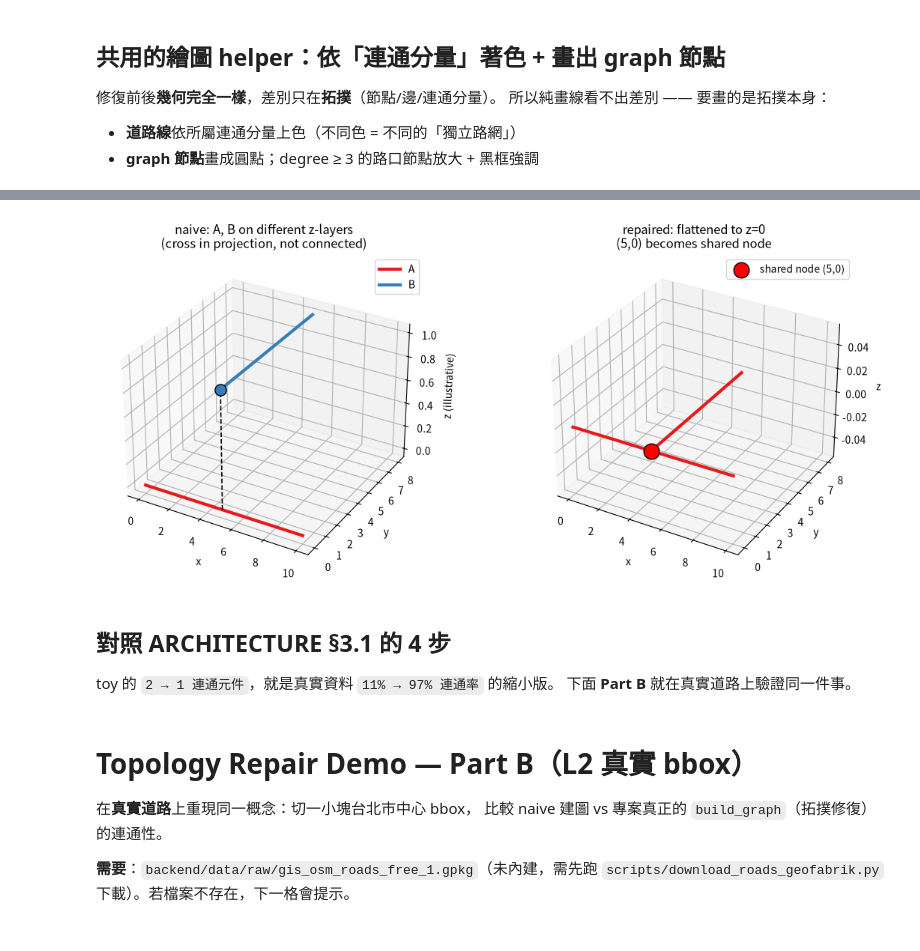
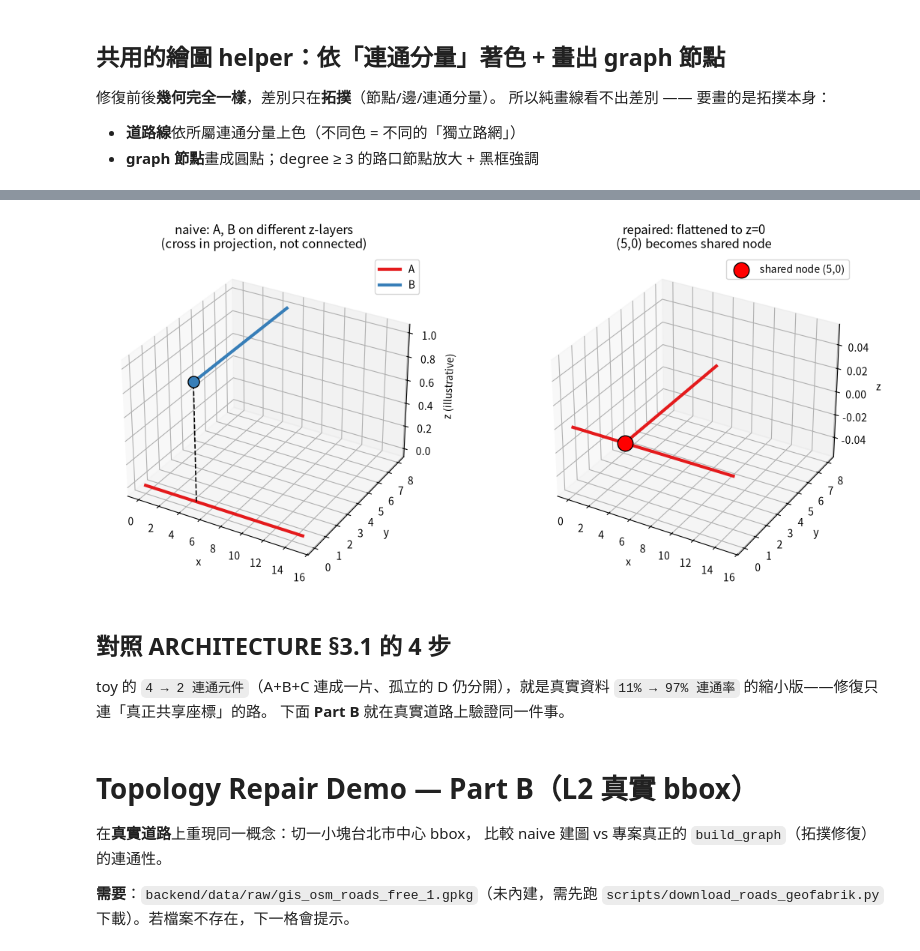
Before and after one commit to su0853/bike-risk-route-app, a Jupyter notebook: notebooks/topology_repair_demo.ipynb, the cells around one changed output, grey strips where cells are left out. Saved outputs shown, nothing was run; the diff lists cells and outputs as text; code cells hidden in the pictures.

```diff
--- a/notebooks/topology_repair_demo.ipynb
+++ b/notebooks/topology_repair_demo.ipynb
@@ -27,10 +27,16 @@ import networkx as nx
 from collections import defaultdict
 from shapely.geometry import LineString
 
-# road A 東西向：(5,0) 是它的『中間點』；road B 南北向：(5,0) 是它的『端點』
+# 場景（4 條路）：
+#   A 水平，含兩個中間交會點 (5,0)、(10,0)
+#   B 垂直，端點接到 A 的第一個中間點 (5,0)
+#   C 垂直，端點接到 A 的第二個中間點 (10,0)
+#   D 完全孤立，不與任何路共用座標
 roads = {
-    "A": LineString([(0, 0), (5, 0), (10, 0)]),
+    "A": LineString([(0, 0), (5, 0), (10, 0), (15, 0)]),
     "B": LineString([(5, 0), (5, 8)]),
+    "C": LineString([(10, 0), (10, 8)]),
+    "D": LineString([(12, 5), (14, 8)]),
 }
 roads
 # %% [output]
@@ -136,36 +146,40 @@ repaired 連通元件數: 1
 # %%
 from mpl_toolkits.mplot3d import Axes3D  # noqa: F401  註冊 3d projection
+
+# 3D 概念圖只取「A × B 單一交叉」示意，避免 4 條路同框太雜
+demo = {"A": roads["A"], "B": roads["B"]}
+zmap = {"A": 0, "B": 1}
 
 fig = plt.figure(figsize=(12, 5))
 
 # 左：naive，A/B 分層
 ax1 = fig.add_subplot(121, projection="3d")
-zmap = {"A": 0, "B": 1}
-for name, line in roads.items():
+for name, line in demo.items():
     xs, ys = line.xy
     ci = 0 if name == "A" else 1
     ax1.plot(xs, ys, [zmap[name]] * len(xs), lw=3, color=COMP_COLORS[ci], label=name)
 ax1.plot([5, 5], [0, 0], [0, 1], "k--", lw=1.2)      # 標出投影交會處的「高度差」
 ax1.scatter([5], [0], [1], s=120, color=COMP_COLORS[1], edgecolors="black")
 ax1.set_title("naive: A, B on different z-layers\n(cross in projection, not connected)")
 ax1.set_xlabel("x"); ax1.set_ylabel("y"); ax1.set_zlabel("z (illustrative)"); ax1.legend()
 
 # 右：repaired，壓回 z=0
 ax2 = fig.add_subplot(122, projection="3d")
-for name, line in roads.items():
+for name, line in demo.items():
     xs, ys = line.xy
     ax2.plot(xs, ys, [0] * len(xs), lw=3, color=COMP_COLORS[0])
 ax2.scatter([5], [0], [0], s=220, color="red", edgecolors="black", label="shared node (5,0)")
 ax2.set_title("repaired: flattened to z=0\n(5,0) becomes shared node")
 ax2.set_xlabel("x"); ax2.set_ylabel("y"); ax2.set_zlabel("z"); ax2.legend()
 
 plt.tight_layout(); plt.show()
 # %% [output]
-[figure, old version]
+[figure, new version]
 # %% [markdown]
 ## 對照 ARCHITECTURE §3.1 的 4 步
 
-toy 的 `2 → 1 連通元件`，就是真實資料 `11% → 97% 連通率` 的縮小版。
+toy 的 `4 → 2 連通元件`（A+B+C 連成一片、孤立的 D 仍分開），就是真實資料
+`11% → 97% 連通率` 的縮小版——修復只連「真正共享座標」的路。
 下面 **Part B** 就在真實道路上驗證同一件事。
 # %% [markdown]
 # Topology Repair Demo — Part B（L2 真實 bbox）
```
Also changed, not shown: parts of 8 cells of this notebook.
